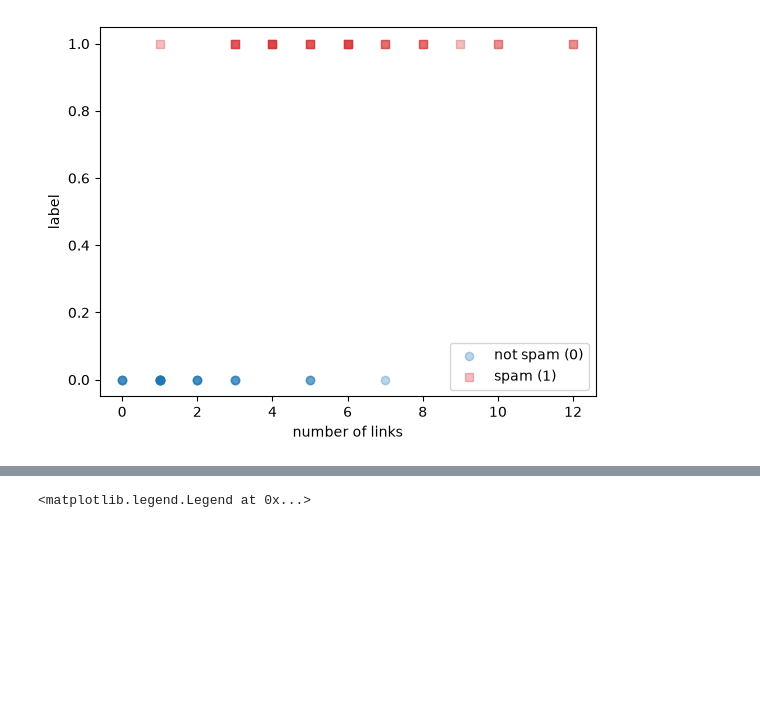
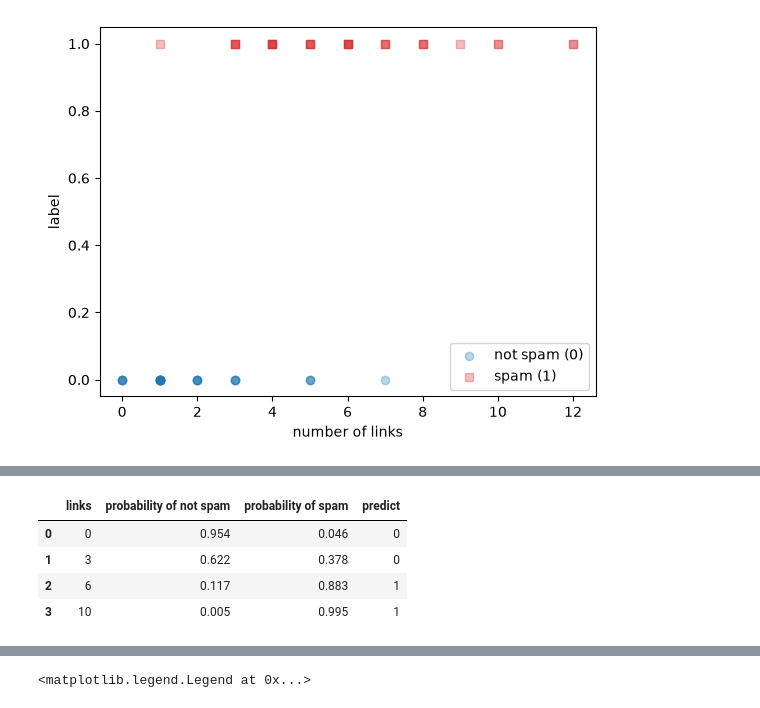
Before and after one commit to BredaUniversityADSAI/introduction-to-ml, a Jupyter notebook: self-study/_013_logistic_regression.ipynb, the cells around one changed output, grey strips where cells are left out. Drawn from its saved outputs; the diff is of its cells as text; code cells hidden in the pictures; blank space fills up the shorter version.

```diff
--- a/self-study/_013_logistic_regression.ipynb
+++ b/self-study/_013_logistic_regression.ipynb
@@ -62,0 +77,15 @@ You already know one model that predicts a number from a feature: linear regress
+# %%
+new_emails = np.array([[0], [3], [6], [10]])
+
+pd.DataFrame({
+    'links': new_emails[:, 0],
+    'probability of not spam': model.predict_proba(new_emails)[:, 0].round(3),
+    'probability of spam': model.predict_proba(new_emails)[:, 1].round(3),
+    'predict': model.predict(new_emails),
+})
+# %% [output]
+|  | links | probability of not spam | probability of spam | predict |
+| 0 | 0 | 0.954 | 0.046 | 0 |
+| 1 | 3 | 0.622 | 0.378 | 0 |
+| 2 | 6 | 0.117 | 0.883 | 1 |
+| 3 | 10 | 0.005 | 0.995 | 1 |
```
Also changed, not shown: parts of 49 cells of this notebook, 2 other files.
